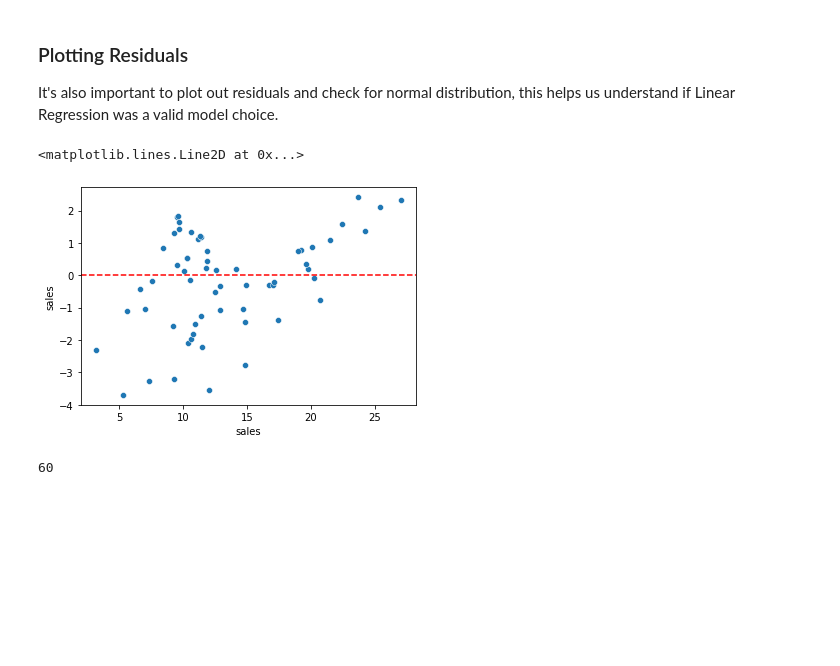
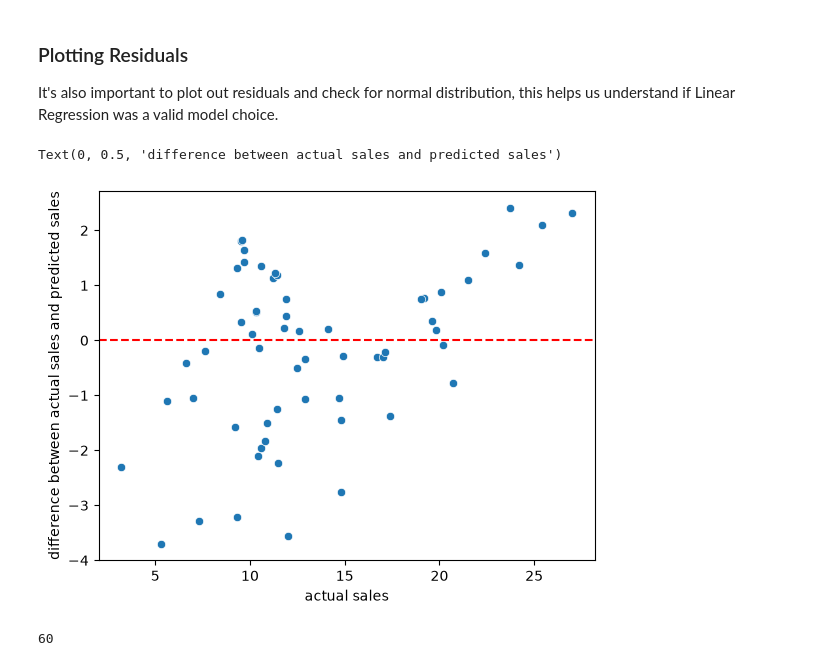
Before and after one commit to Sorath-Hansrajani/AI_Labs, a Jupyter notebook: Lesson_7_lab_sML_regression.ipynb, the cells around one changed output. Saved outputs shown, nothing was run; the diff lists cells and outputs as text; code cells hidden in the pictures; blank space fills up the shorter version.

```diff
--- a/Lesson_7_lab_sML_regression.ipynb
+++ b/Lesson_7_lab_sML_regression.ipynb
@@ -401,11 +439,13 @@ test_res = y_test - test_predictions
 # %%
 # Use Seaborn as sns to plot scatterplot
 
 sns.scatterplot(x=y_test,y=test_res)
 plt.axhline(y=0, color='r', linestyle='--')
+plt.xlabel("actual sales")
+plt.ylabel("difference between actual sales and predicted sales")
 # %% [output]
-<matplotlib.lines.Line2D at 0x...>
+Text(0, 0.5, 'difference between actual sales and predicted sales')
-[figure, old version]
+[figure, new version]
 # %%
 len(test_res)
 # %% [output]
```
Also changed, not shown: parts of 5 cells of this notebook.
